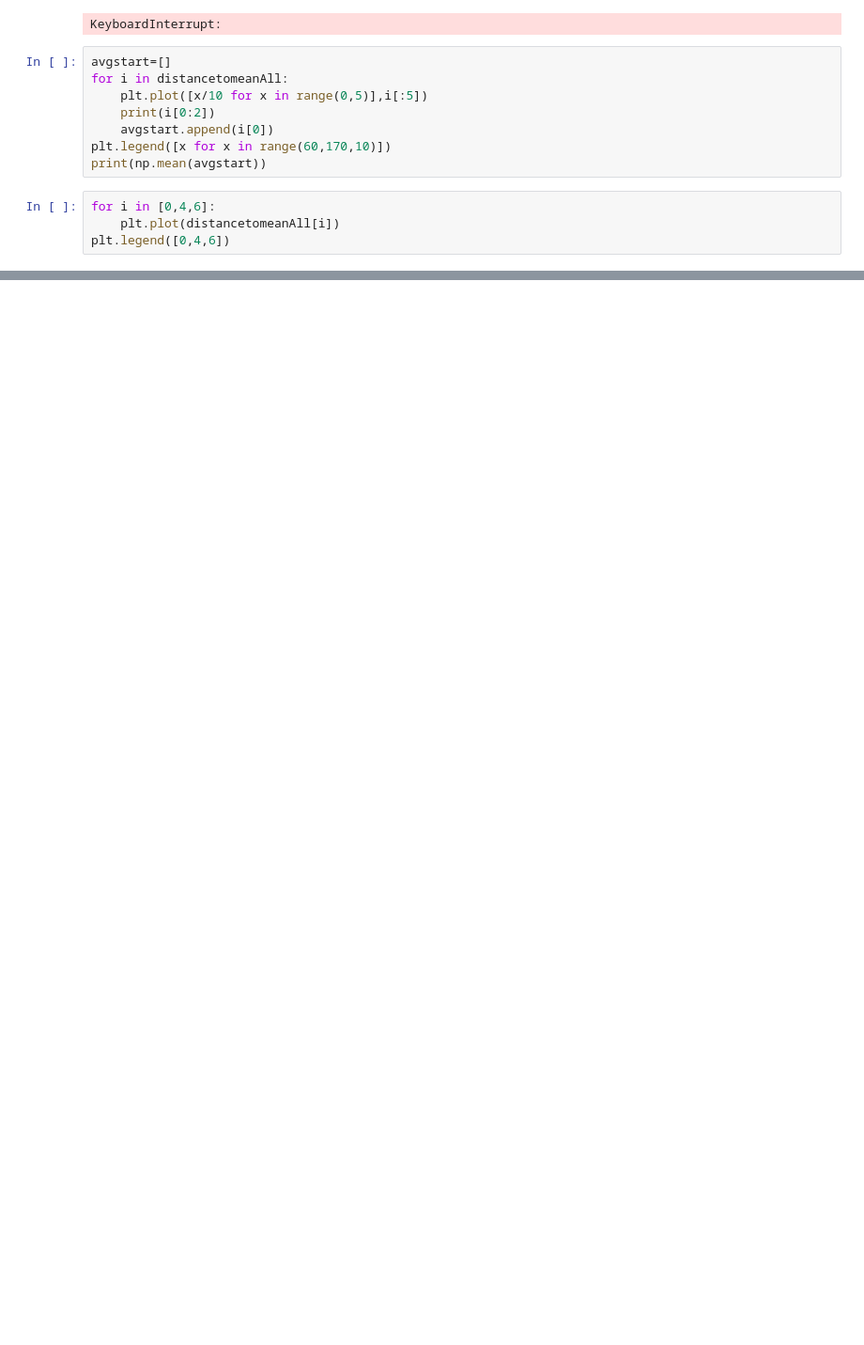
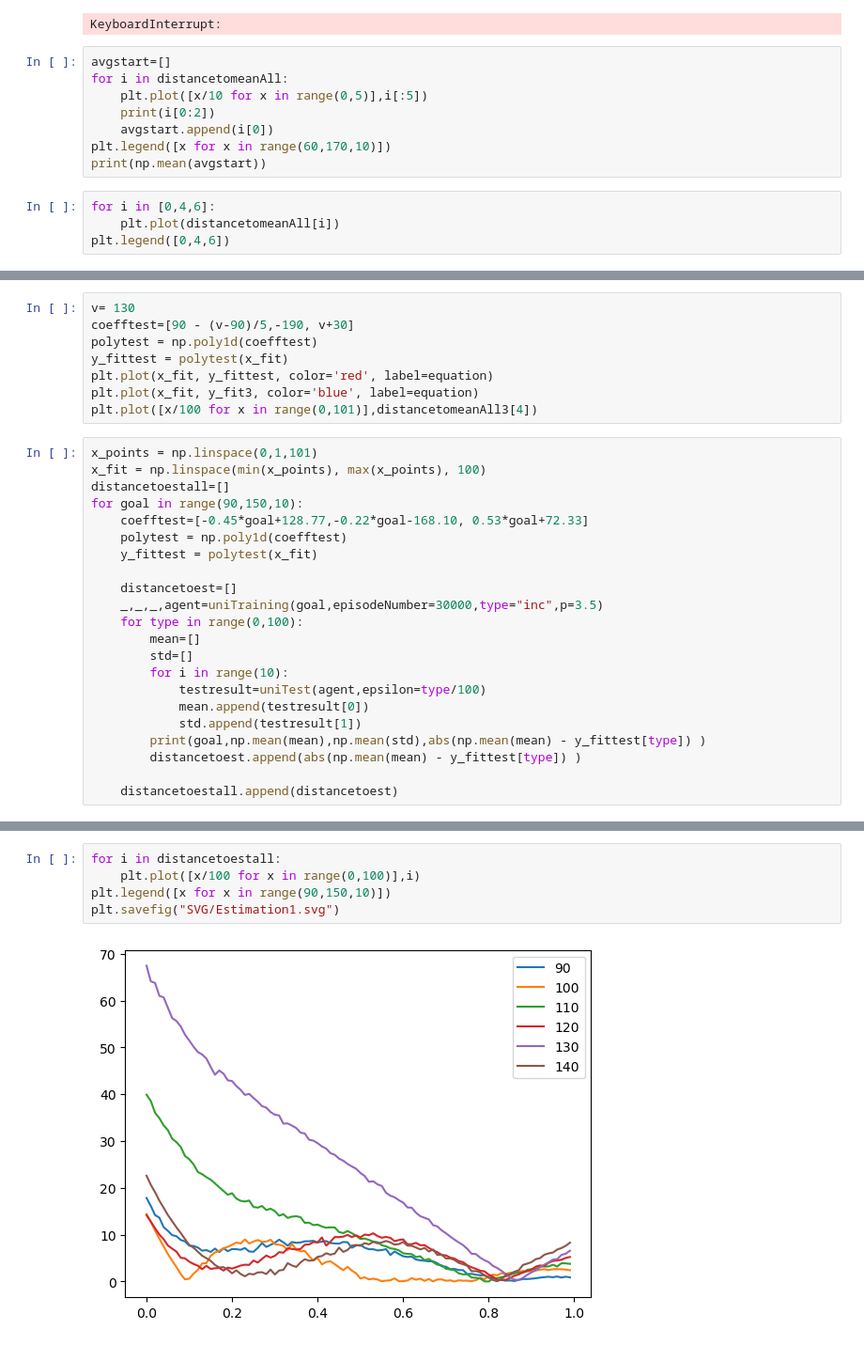
Before and after one commit to mvdbremt/Performance-Specific-Reinforcement-learning, a Jupyter notebook: MultiTraining.ipynb, the cells around one changed output, grey strips where cells are left out. Shown: that part at 94% size. Cells and saved outputs as stored; diff of their text form; blank space fills up the shorter version.

```diff
--- a/MultiTraining.ipynb
+++ b/MultiTraining.ipynb
@@ -529,0 +605,30 @@ plt.savefig("SVG/MultiGoalIncreasedRan2.svg")
+# %%
+v= 130
+coefftest=[90 - (v-90)/5,-190, v+30]
+polytest = np.poly1d(coefftest)
+y_fittest = polytest(x_fit)
+plt.plot(x_fit, y_fittest, color='red', label=equation)
+plt.plot(x_fit, y_fit3, color='blue', label=equation)
+plt.plot([x/100 for x in range(0,101)],distancetomeanAll3[4])
+# %%
+x_points = np.linspace(0,1,101)
+x_fit = np.linspace(min(x_points), max(x_points), 100)
+distancetoestall=[]
+for goal in range(90,150,10):
+    coefftest=[-0.45*goal+128.77,-0.22*goal-168.10, 0.53*goal+72.33]
+    polytest = np.poly1d(coefftest)
+    y_fittest = polytest(x_fit)
+
+    distancetoest=[]
+    _,_,_,agent=uniTraining(goal,episodeNumber=30000,type="inc",p=3.5)
+    for type in range(0,100):
+        mean=[]
+        std=[]
+        for i in range(10):
+            testresult=uniTest(agent,epsilon=type/100)
+            mean.append(testresult[0])
+            std.append(testresult[1])
+        print(goal,np.mean(mean),np.mean(std),abs(np.mean(mean) - y_fittest[type]) )
+        distancetoest.append(abs(np.mean(mean) - y_fittest[type]) )
+
+    distancetoestall.append(distancetoest)
@@ -530,3 +653,10 @@ plt.savefig("SVG/MultiGoalIncreasedRan2.svg")
+# %%
+for i in distancetoestall:
+    plt.plot([x/100 for x in range(0,100)],i)
+plt.legend([x for x in range(90,150,10)])
+plt.savefig("SVG/Estimation1.svg")
+# %% [output]
+[figure, added]
 # %%
 distancetomeanAll3=[]
 distancetoSTDAll3=[]
```
Also changed, not shown: parts of 14 cells of this notebook, 4 other files.
